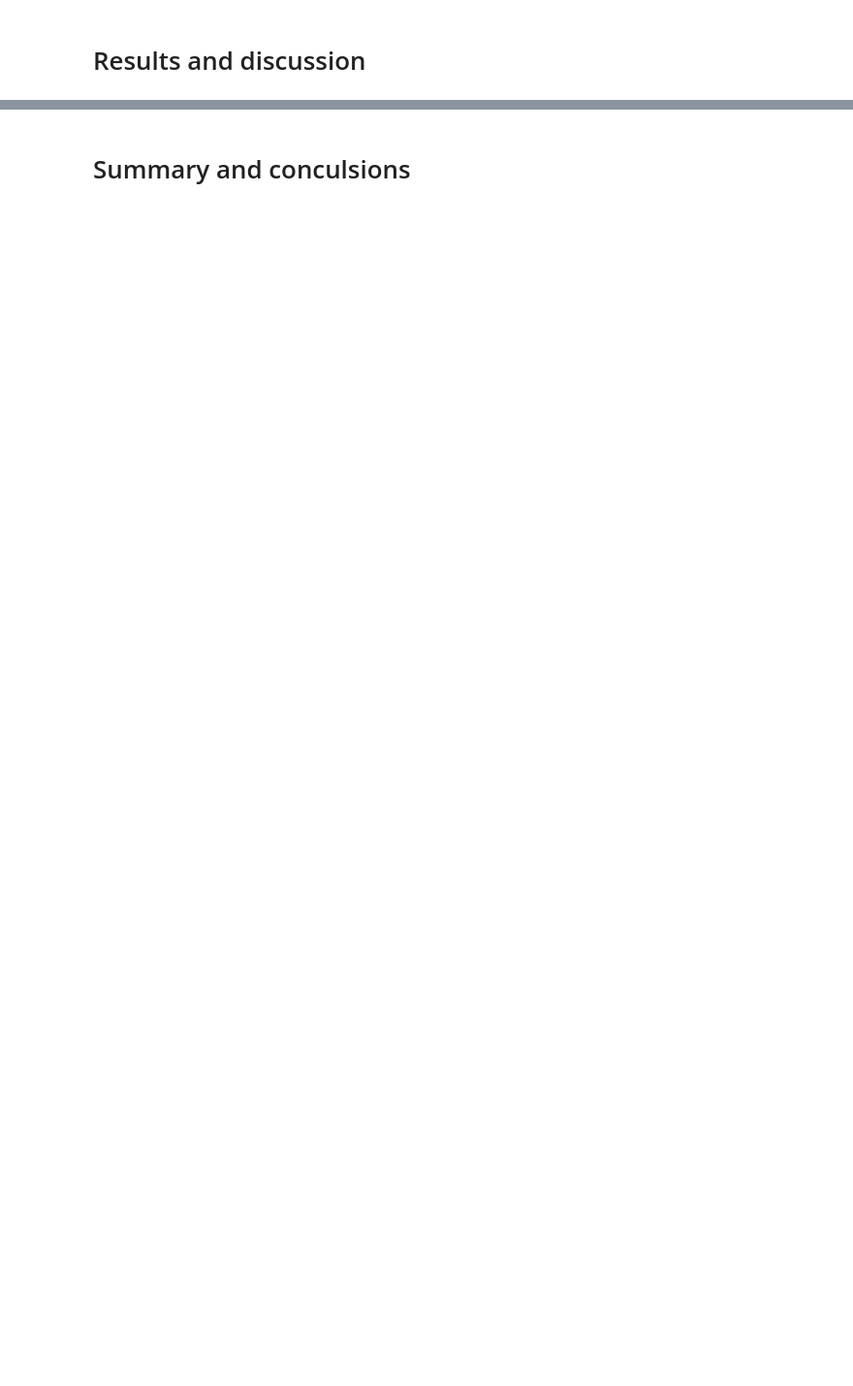
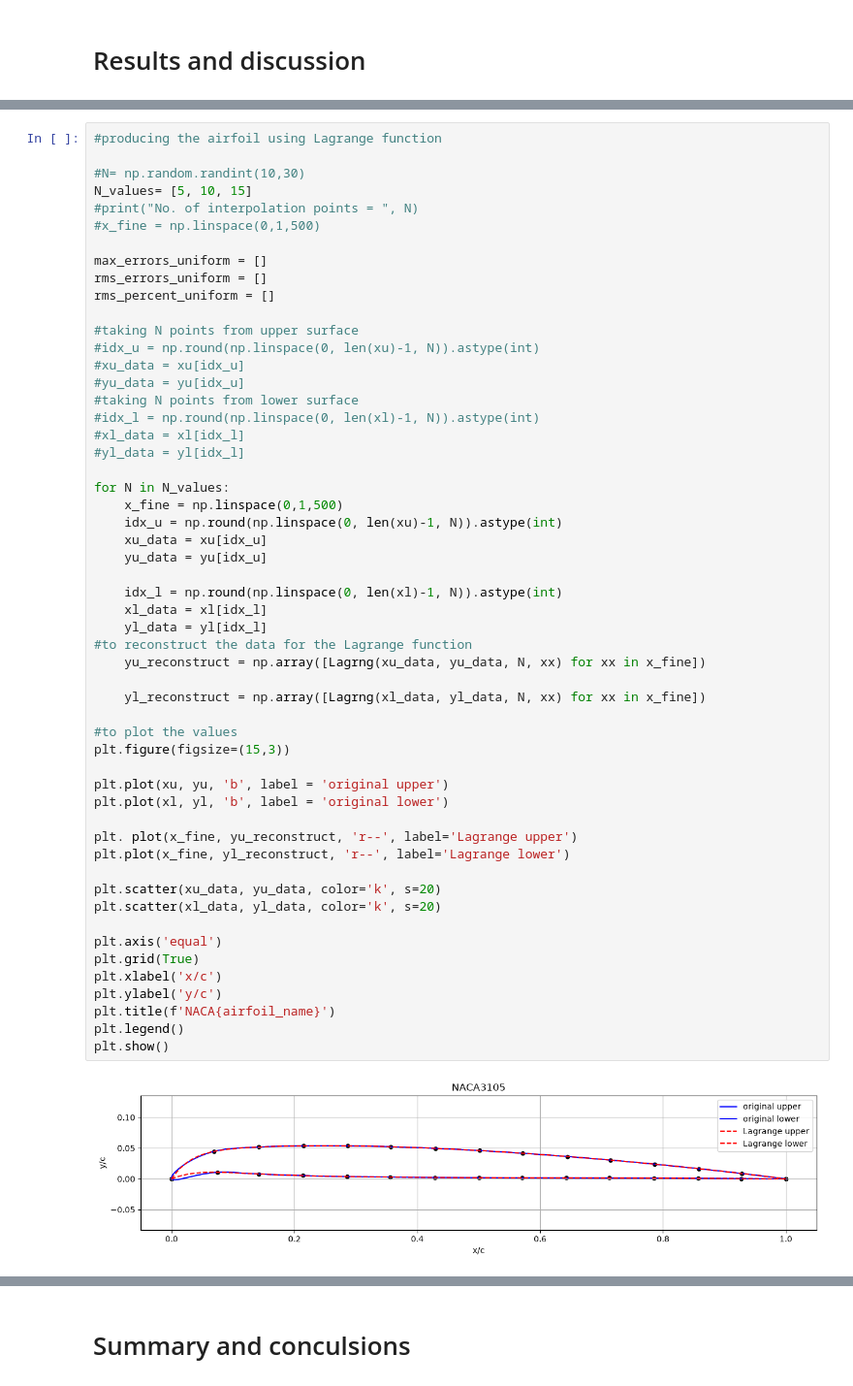
Before and after one commit to Aathi2165/AE801_2026, a Jupyter notebook: interpolation/SC26M006 ANCHAL BHUPAL Interpolation.ipynb, the cells around one changed output, grey strips where cells are left out. Shown at 97% size. Cells and saved outputs as stored; diff of their text form; blank space fills up the shorter version.

```diff
--- a/interpolation/SC26M006 ANCHAL BHUPAL Interpolation.ipynb
+++ b/interpolation/SC26M006 ANCHAL BHUPAL Interpolation.ipynb
@@ -300,0 +234,56 @@ The accuracy of the reconstructed airfoil depends on the placement of the interp
+# %%
+#producing the airfoil using Lagrange function
+
+#N= np.random.randint(10,30)
+N_values= [5, 10, 15]
+#print("No. of interpolation points = ", N)
+#x_fine = np.linspace(0,1,500)
+
+max_errors_uniform = []
+rms_errors_uniform = []
+rms_percent_uniform = []
+
+#taking N points from upper surface
+#idx_u = np.round(np.linspace(0, len(xu)-1, N)).astype(int)
+#xu_data = xu[idx_u]
+#yu_data = yu[idx_u]
+#taking N points from lower surface
+#idx_l = np.round(np.linspace(0, len(xl)-1, N)).astype(int)
+#xl_data = xl[idx_l]
+#yl_data = yl[idx_l]
+
+for N in N_values:
+    x_fine = np.linspace(0,1,500)
+    idx_u = np.round(np.linspace(0, len(xu)-1, N)).astype(int)
+    xu_data = xu[idx_u]
+    yu_data = yu[idx_u]
+
+    idx_l = np.round(np.linspace(0, len(xl)-1, N)).astype(int)
+    xl_data = xl[idx_l]
+    yl_data = yl[idx_l]
+#to reconstruct the data for the Lagrange function
+    yu_reconstruct = np.array([Lagrng(xu_data, yu_data, N, xx) for xx in x_fine])
+
+    yl_reconstruct = np.array([Lagrng(xl_data, yl_data, N, xx) for xx in x_fine])
+
+#to plot the values
+plt.figure(figsize=(15,3))
+
+plt.plot(xu, yu, 'b', label = 'original upper')
+plt.plot(xl, yl, 'b', label = 'original lower')
+
+plt. plot(x_fine, yu_reconstruct, 'r--', label='Lagrange upper')
+plt.plot(x_fine, yl_reconstruct, 'r--', label='Lagrange lower')
+
+plt.scatter(xu_data, yu_data, color='k', s=20)
+plt.scatter(xl_data, yl_data, color='k', s=20)
+
+plt.axis('equal')
+plt.grid(True)
+plt.xlabel('x/c')
+plt.ylabel('y/c')
+plt.title(f'NACA{airfoil_name}')
+plt.legend()
+plt.show()
+# %% [output]
+[figure, added]
```
Also changed, not shown: parts of 10 cells of this notebook.
